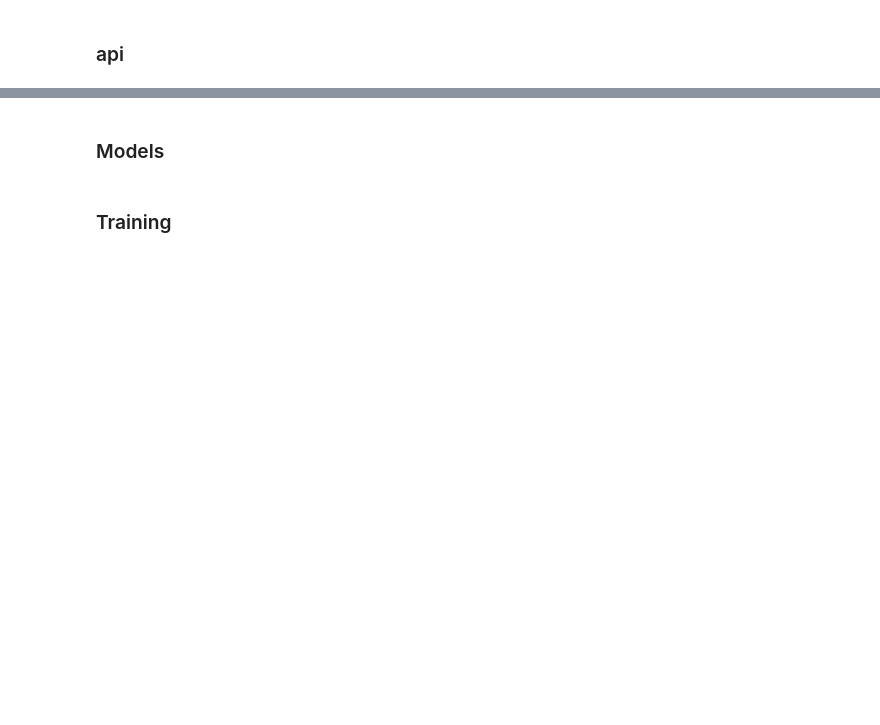
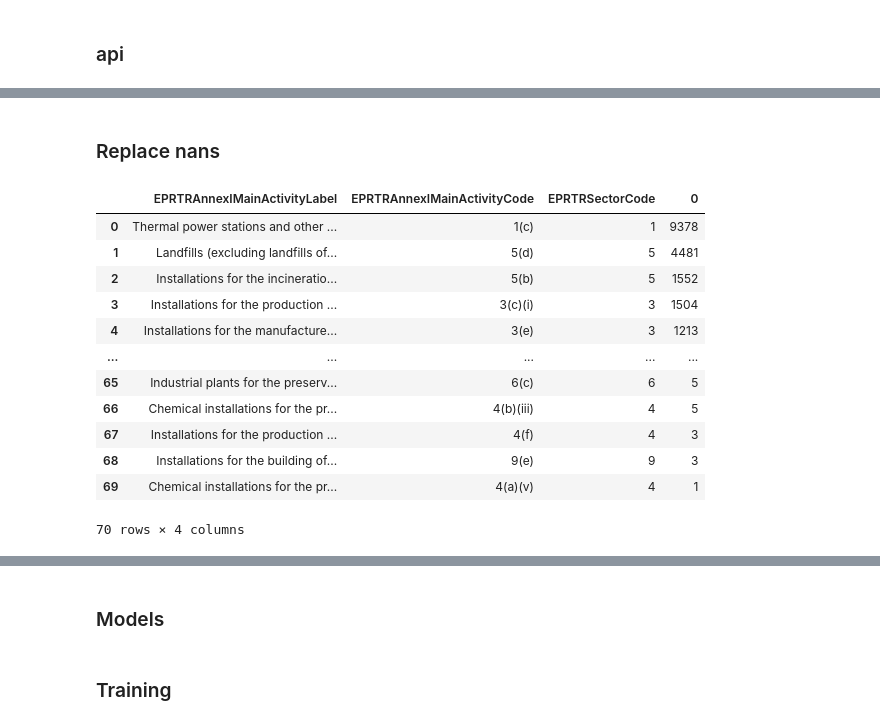
Before and after one commit to pgraciae/SchniderHack, a Jupyter notebook: main.ipynb, the cells around one changed output, grey strips where cells are left out. Saved outputs shown, nothing was run; the diff lists cells and outputs as text; code cells hidden in the pictures; blank space fills up the shorter version.

```diff
--- a/main.ipynb
+++ b/main.ipynb
@@ -160,0 +92,19 @@ pr.to_file('report_train.html')
+# %% [markdown]
+### Replace nans
+# %%
+label2code = pd.DataFrame(df_bo[['EPRTRAnnexIMainActivityLabel', 'EPRTRAnnexIMainActivityCode', 'EPRTRSectorCode']].value_counts()).reset_index()
+label2code
+# %% [output]
+|  | EPRTRAnnexIMainActivityLabel | EPRTRAnnexIMainActivityCode | EPRTRSectorCode | 0 |
+| 0 | Thermal power stations and other ... | 1(c) | 1 | 9378 |
+| 1 | Landfills (excluding landfills of... | 5(d) | 5 | 4481 |
+| 2 | Installations for the incineratio... | 5(b) | 5 | 1552 |
+| 3 | Installations for the production ... | 3(c)(i) | 3 | 1504 |
+| 4 | Installations for the manufacture... | 3(e) | 3 | 1213 |
+| ... | ... | ... | ... | ... |
+| 65 | Industrial plants for the preserv... | 6(c) | 6 | 5 |
+| 66 | Chemical installations for the pr... | 4(b)(iii) | 4 | 5 |
+| 67 | Installations for the production ... | 4(f) | 4 | 3 |
+| 68 | Installations for the building of... | 9(e) | 9 | 3 |
+| 69 | Chemical installations for the pr... | 4(a)(v) | 4 | 1 |
+70 rows × 4 columns
```
Also changed, not shown: parts of 30 cells of this notebook.
